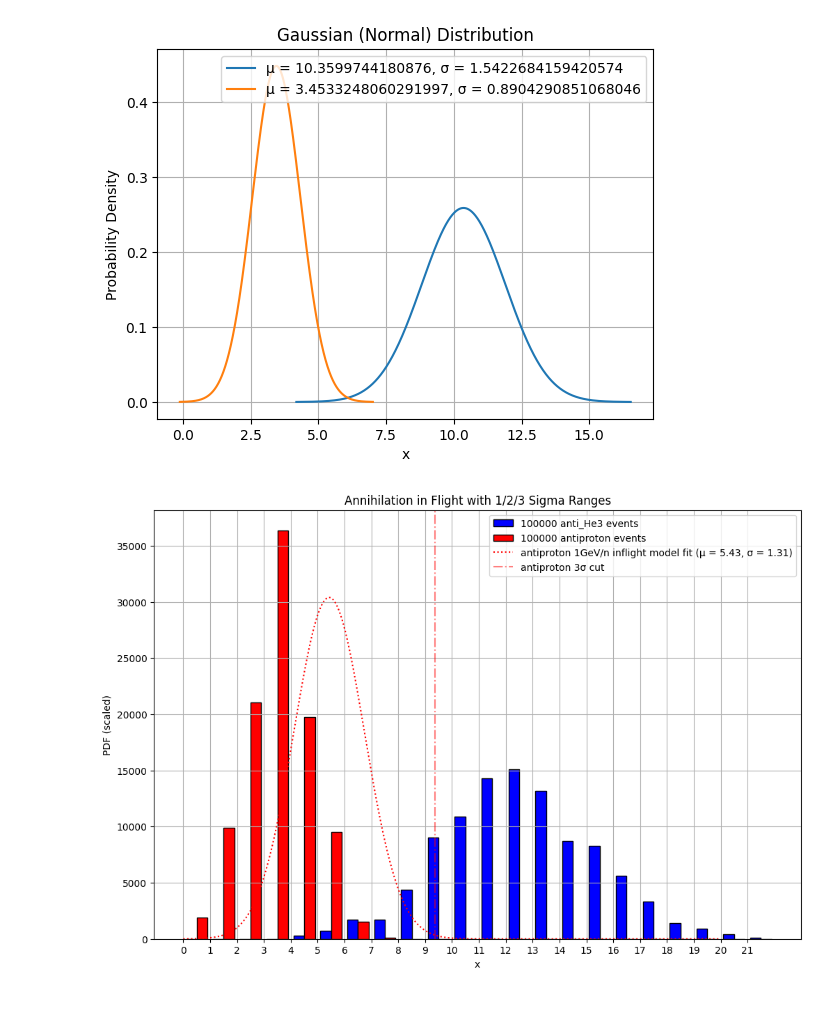
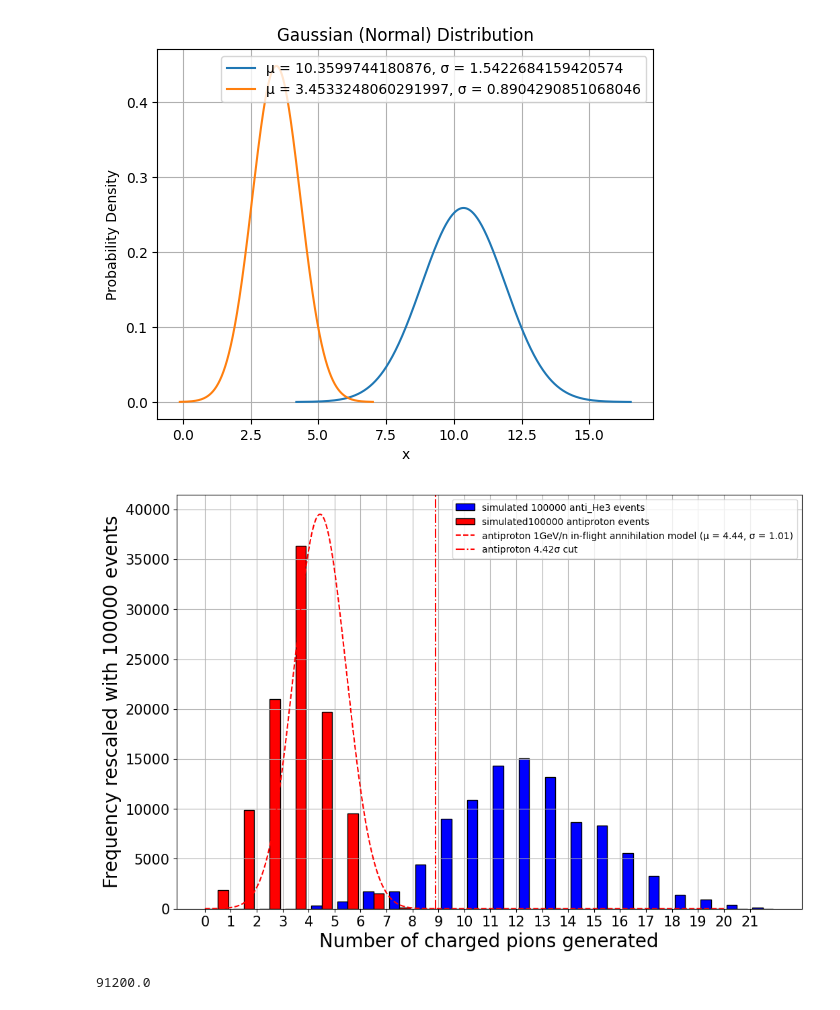
Before and after one commit to Eclipsedclaw/GRAMS, a Jupyter notebook: analysis/2023_Paper/2024_Daughter_chargedpion_analysis.ipynb, the cells around one changed output. Cells and saved outputs as stored; diff of their text form; code cells hidden in the pictures.

```diff
--- a/analysis/2023_Paper/2024_Daughter_chargedpion_analysis.ipynb
+++ b/analysis/2023_Paper/2024_Daughter_chargedpion_analysis.ipynb
@@ -300,7 +298,7 @@ He3bar_charged_pion = np.repeat(He3bar_charged_pion, 100, axis=0)
 protonbar_charged_pion = anti_proton_Pion_profile[0] + anti_proton_Pion_profile[1]
 
 Charged_pion_comparison = [He3bar_charged_pion, protonbar_charged_pion]
-Charged_pion_label = [f'{len(He3bar_charged_pion)} anti_He3 events', f'{len(protonbar_charged_pion)} antiproton events']
+Charged_pion_label = [f'simulated {len(He3bar_charged_pion)} anti_He3 events', f'simulated{len(protonbar_charged_pion)} antiproton events']
 Charged_pion_color = ['blue', 'red']
 
 # Determine the range of the data to set integer bins
@@ -315,12 +313,6 @@ test = plt.hist(Charged_pion_comparison, bins=bins, label=Charged_pion_label, co
 
 # Set x-ticks to be integers
 plt.xticks(range(min_value, max_value + 1))
-
-# Add labels and title
-plt.xlabel('# of charged pions generated')
-plt.ylabel('Frequency')
-plt.legend()
-plt.title('Pions multiplicity comparison for antiHe3 and antiproton')
 
 # Fit a Gaussian to one of the datasets (e.g., He3bar_charged_pion)
 mu1, sigma1 = anti_He3_mu, anti_He3_sigma  # Calculate mean and std
@@ -343,41 +335,53 @@ y2 = norm.pdf(x, mu2, sigma2)  # Calculate the Gaussian PDF
 x = np.linspace(0, 20, 1000)  # Adjust the range as needed
 
 # Annihilation in flight (antiproton)
-inflight_mu = (2.65 + 3.65 * np.log(4.5)) * 2/3
-inflight_sigma = np.sqrt(inflight_mu * 0.174 * math.pow(4.5, 0.4))
+inflight_mu = (2.65 + 3.65 * np.log(3)) * 2/3
+inflight_sigma = np.sqrt(inflight_mu * 0.174 * math.pow(2, 0.4))
 mu3, sigma3 = inflight_mu, inflight_sigma  # Mean and std
 y3 = norm.pdf(x, mu3, sigma3)  # Gaussian PDF
-plt.plot(x, 100000*y3, color='r', linestyle='dotted', label=f'antiproton 1GeV/n inflight model fit (μ = {mu3:.2f}, σ = {sigma3:.2f})')
+plt.plot(x, 100000*y3, color='r', linestyle='--', label=f'antiproton 1GeV/n in-flight annihilation model (μ = {mu3:.2f}, σ = {sigma3:.2f})')
 
 # Annihilation in flight (antiHe3)
 inflight_mu = 3*(2.65 + 3.65 * np.log(2)) * 2/3
 inflight_sigma = np.sqrt(inflight_mu * 0.174 * math.pow(6, 0.4))
 mu4, sigma4 = inflight_mu, inflight_sigma  # Mean and std
 y4 = norm.pdf(x, mu4, sigma4)  # Gaussian PDF
 #plt.plot(x, 100000*y4, color='b', linestyle='dotted', label=f'antiHe3 inflight model fit (μ = {mu4:.2f}, σ = {sigma4:.2f})')
 
 # Add 1/2/3 sigma ranges for antiproton (red)
 #plt.axvline(mu3 - sigma3, color='r', linestyle='--', alpha=0.5, label='1σ (antiproton)')
 #plt.axvline(mu3 + sigma3, color='r', linestyle='--', alpha=0.5)
 #plt.axvline(mu3 - 2*sigma3, color='r', linestyle=':', alpha=0.5, label='2σ (antiproton)')
 #plt.axvline(mu3 + 2*sigma3, color='r', linestyle=':', alpha=0.5)
 #plt.axvline(mu3 - 3*sigma3, color='r', linestyle='-.', alpha=0.5, label='3σ (antiproton)')
-plt.axvline(mu3 + 3*sigma3, color='r', linestyle='-.', alpha=0.5, label='antiproton 3σ cut')
+plt.axvline(mu3 + 4.42*sigma3, color='r', linestyle='-.', alpha=1, label='antiproton 4.42σ cut')
 """
 # Add 1/2/3 sigma ranges for antiHe3 (blue)
 plt.axvline(mu4 - sigma4, color='b', linestyle='--', alpha=0.5, label='1σ (antiHe3)')
 plt.axvline(mu4 + sigma4, color='b', linestyle='--', alpha=0.5)
 plt.axvline(mu4 - 2*sigma4, color='b', linestyle=':', alpha=0.5, label='2σ (antiHe3)')
 plt.axvline(mu4 + 2*sigma4, color='b', linestyle=':', alpha=0.5)
 plt.axvline(mu4 - 3*sigma4, color='b', linestyle='-.', alpha=0.5, label='3σ (antiHe3)')
 plt.axvline(mu4 + 3*sigma4, color='b', linestyle='-.', alpha=0.5)
 """
 # Show the plot
+
+# Adjust tick font size
+plt.tick_params(axis='both', labelsize=15)  # Increase font size for axis ticks
+
+# Adjust tick parameters
+#plt.gca().tick_params(axis='both', which='major', length=15, width=1)  # Major ticks
+#plt.gca().tick_params(axis='both', which='minor', length=8, width=1)  # Minor ticks
+
 plt.legend()
 plt.grid(True)
-plt.xlabel('x')
-plt.ylabel('PDF (scaled)')
-plt.title('Annihilation in Flight with 1/2/3 Sigma Ranges')
+plt.xlabel('Number of charged pions generated', fontsize=20)
+plt.ylabel('Frequency rescaled with 100000 events', fontsize=20)
+#plt.title('Annihilation in Flight with 1/2/3 Sigma Ranges')
 plt.show()
 # %% [output]
-[figure, old version]
+[figure, new version]
+# %%
+print(sum(test[0][0][9:]))
+# %% [output]
+91200.0
```
Also changed, not shown: parts of 1 cell of this notebook, 16 other files.
